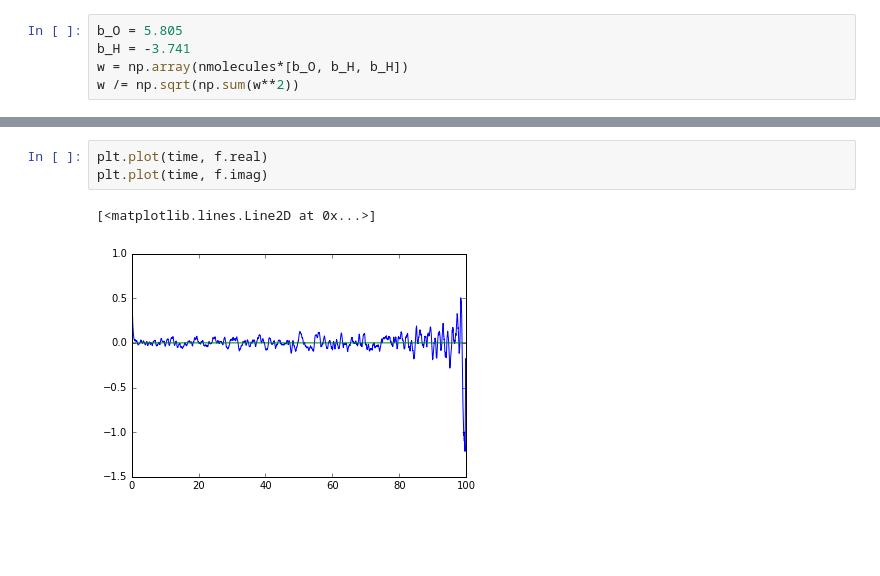
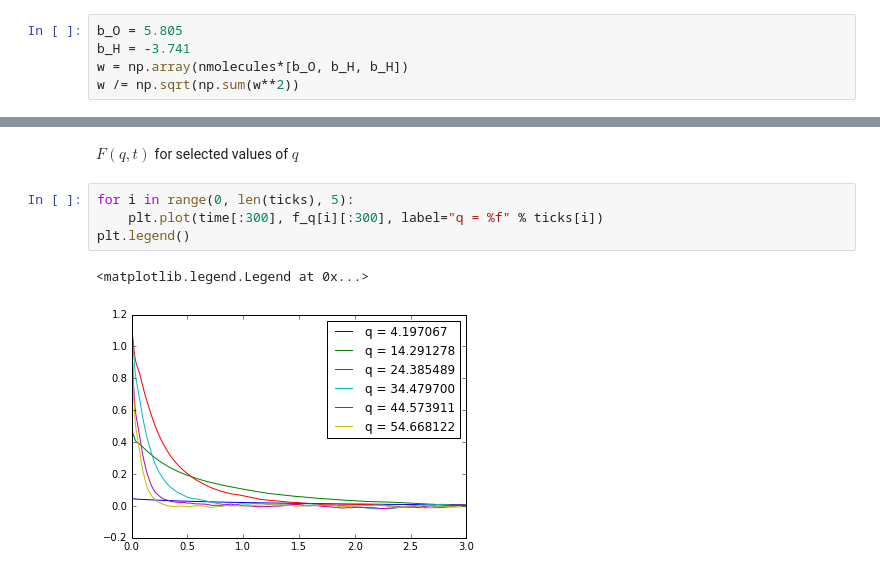
Before and after one commit to gchevrot/WebNmoldyn, a Jupyter notebook: F_coh.ipynb, the cells around one changed output, grey strips where cells are left out. Saved outputs shown, nothing was run; the diff lists cells and outputs as text; blank space fills up the shorter version.

```diff
--- a/F_coh.ipynb
+++ b/F_coh.ipynb
@@ -82,6 +106,9 @@ plt.plot(sq[:, 0], sq[:, 1],  "b*")
-# %%
-plt.plot(time, f.real)
-plt.plot(time, f.imag)
-# %% [output]
-[<matplotlib.lines.Line2D at 0x...>]
-[figure, removed]
+# %% [markdown]
+$F(q, t)$ for selected values of $q$
+# %%
+for i in range(0, len(ticks), 5):
+    plt.plot(time[:300], f_q[i][:300], label="q = %f" % ticks[i])
+plt.legend()
+# %% [output]
+<matplotlib.legend.Legend at 0x...>
+[figure, added]
```
Also changed, not shown: parts of 13 cells of this notebook.
